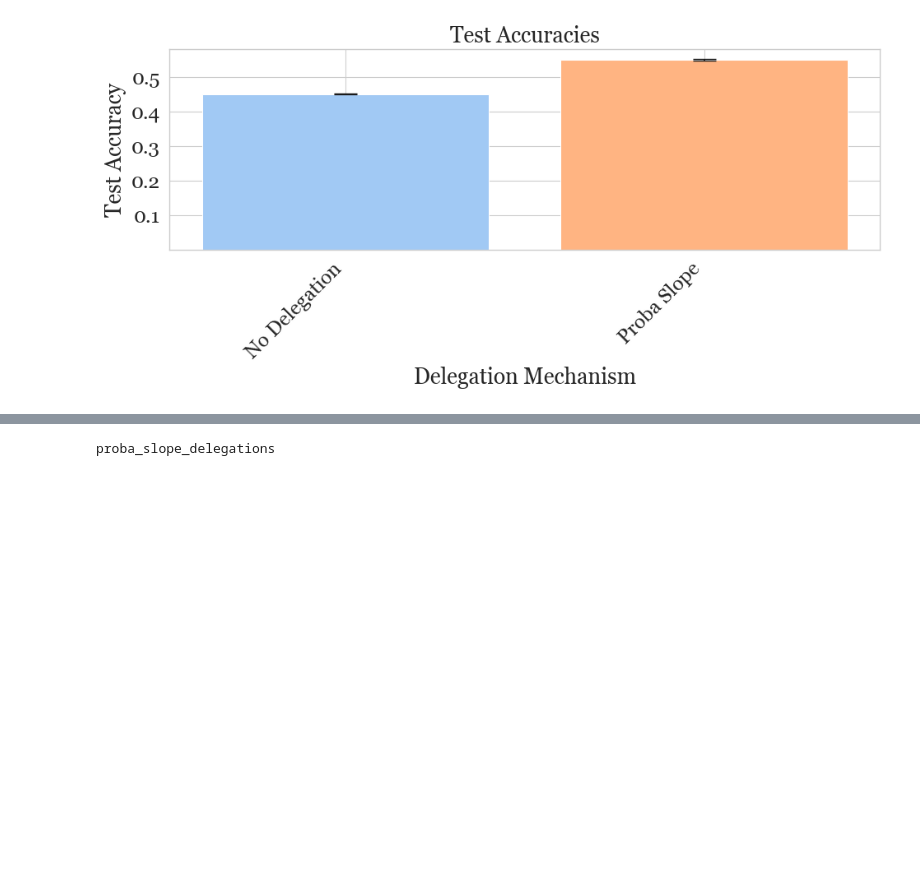
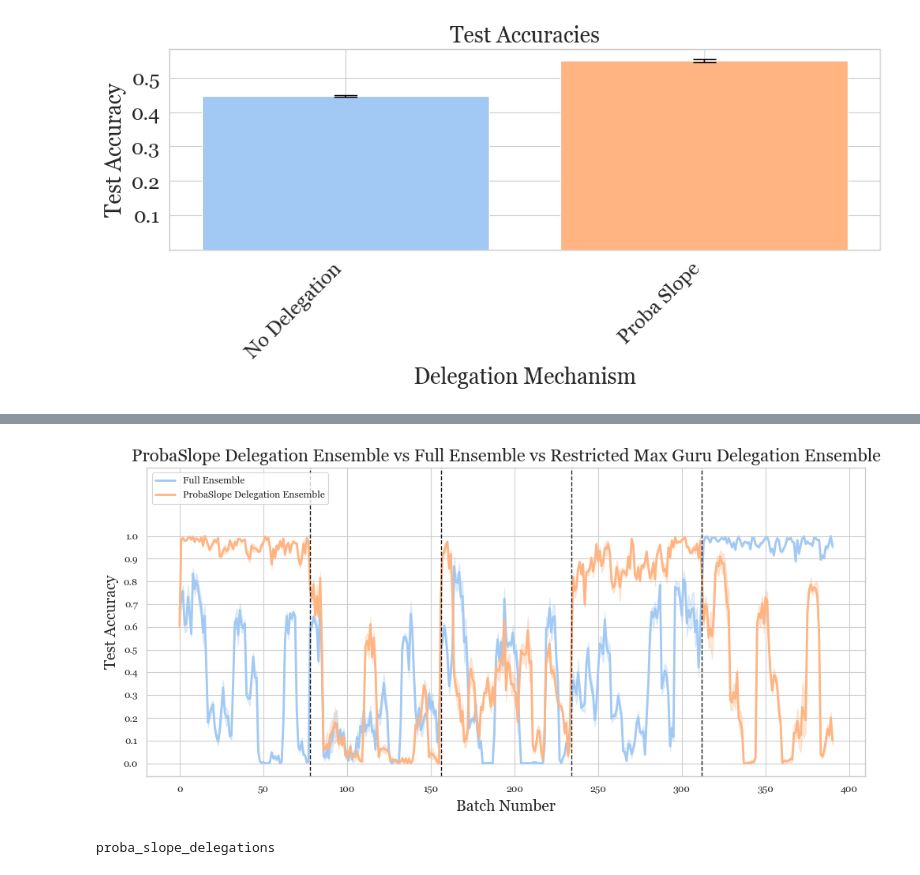
Before and after one commit to cartgr/banditLiquidDem, a Jupyter notebook: experiments/setting_2_domain_incremental.ipynb, the cells around one changed output, grey strips where cells are left out. Drawn from its saved outputs; the diff is of its cells as text; code cells hidden in the pictures; blank space fills up the shorter version.

```diff
--- a/experiments/setting_2_domain_incremental.ipynb
+++ b/experiments/setting_2_domain_incremental.ipynb
@@ -24,7 +24,7 @@ import seaborn as sns
 # %%
 batch_size = 128
 window_size = 400
-num_trials = 2
+num_trials = 5
 n_voters = 5
 # %%
 data = Data(data_set_name="rotated_mnist")
@@ -66,9 +66,17 @@ exp = Experiment(n_trials=num_trials, ensembles=ensembles, data=data, seed=4090)
 _ = exp.run()
 # %%
 (
-    proba_slope_avg_test_accs,
-    proba_slope_std_test_accs,
+    proba_slope_avg_test_accs_per_trial,
+    proba_slope_std_test_accs_per_trial,
 ) = calculate_avg_std_test_accs_per_trial(exp, "proba_slope_delegations", num_trials)
-full_avg_test_accs, full_std_test_accs = calculate_avg_std_test_accs_per_trial(
+(
+    full_avg_test_accs_per_trial,
+    full_std_test_accs_per_trial,
+) = calculate_avg_std_test_accs_per_trial(exp, "full_ensemble", num_trials)
+
+full_avg_test_accs, full_std_test_accs = calculate_avg_std_test_accs(
     exp, "full_ensemble", num_trials
 )
+proba_slope_avg_test_accs, proba_slope_std_test_accs = calculate_avg_std_test_accs(
+    exp, "proba_slope_delegations", num_trials
+)
@@ -235,3 +239,74 @@ plt.show()
+# %%
+# plot test accuracies
+fig, ax = plt.subplots(figsize=(10, 5))
+
+colors = sns.color_palette("pastel")
+proba_slope_color = colors[1]
+full_color = colors[0]
+restricted_max_guru_color = colors[2]
+
+ax.plot(full_avg_test_accs, label="Full Ensemble", color=full_color, linewidth=2)
+ax.fill_between(
+    range(len(full_avg_test_accs)),
+    np.array(full_avg_test_accs) - np.array(full_std_test_accs),
+    np.array(full_avg_test_accs) + np.array(full_std_test_accs),
+    color=full_color,
+    alpha=0.3,
+)
+
+ax.plot(
+    proba_slope_avg_test_accs,
+    label="ProbaSlope Delegation Ensemble",
+    color=proba_slope_color,
+    linewidth=2,
+)
+ax.fill_between(
+    range(len(proba_slope_avg_test_accs)),
+    np.array(proba_slope_avg_test_accs) - np.array(proba_slope_std_test_accs),
+    np.array(proba_slope_avg_test_accs) + np.array(proba_slope_std_test_accs),
+    color=proba_slope_color,
+    alpha=0.3,
+)
+
+# ax.plot(
+#     restricted_max_guru_avg_test_accs,
+#     label="Restricted Max Guru Delegation Ensemble",
+#     color=restricted_max_guru_color,
+#     linewidth=2,
+# )
+# ax.fill_between(
+#     range(len(restricted_max_guru_avg_test_accs)),
+#     np.array(restricted_max_guru_avg_test_accs)
+#     - np.array(restricted_max_guru_std_test_accs),
+#     np.array(restricted_max_guru_avg_test_accs)
+#     + np.array(restricted_max_guru_std_test_accs),
+#     color=colors[2],
+#     alpha=0.3,
+# )
+
+# plot vertical lines at test splits
+for split in exp.test_splits[:-1]:
+    ax.axvline(x=split, color="k", linestyle="--", linewidth=1)
+
+# Setting labels, title, and legend
+ax.set_xlabel("Batch Number")
+ax.set_ylabel("Test Accuracy")
+ax.set_title(
+    "ProbaSlope Delegation Ensemble vs Full Ensemble vs Restricted Max Guru Delegation Ensemble"
+)
+
+ax.legend(loc="upper left")
+# set y lim to lower
+ax.set_ylim(top=1.3)
+# set y ticks to 0-1
+ax.set_yticks(np.arange(0, 1.1, 0.1))
+
+plt.tight_layout()
+
+# Show the plot
+plt.show()
+# %% [output]
+[figure, added]
 # %%
 ps_voters = exp.ensembles[1].voters
 print(ensembles[1].name)
```
Also changed, not shown: parts of 6 cells of this notebook.
